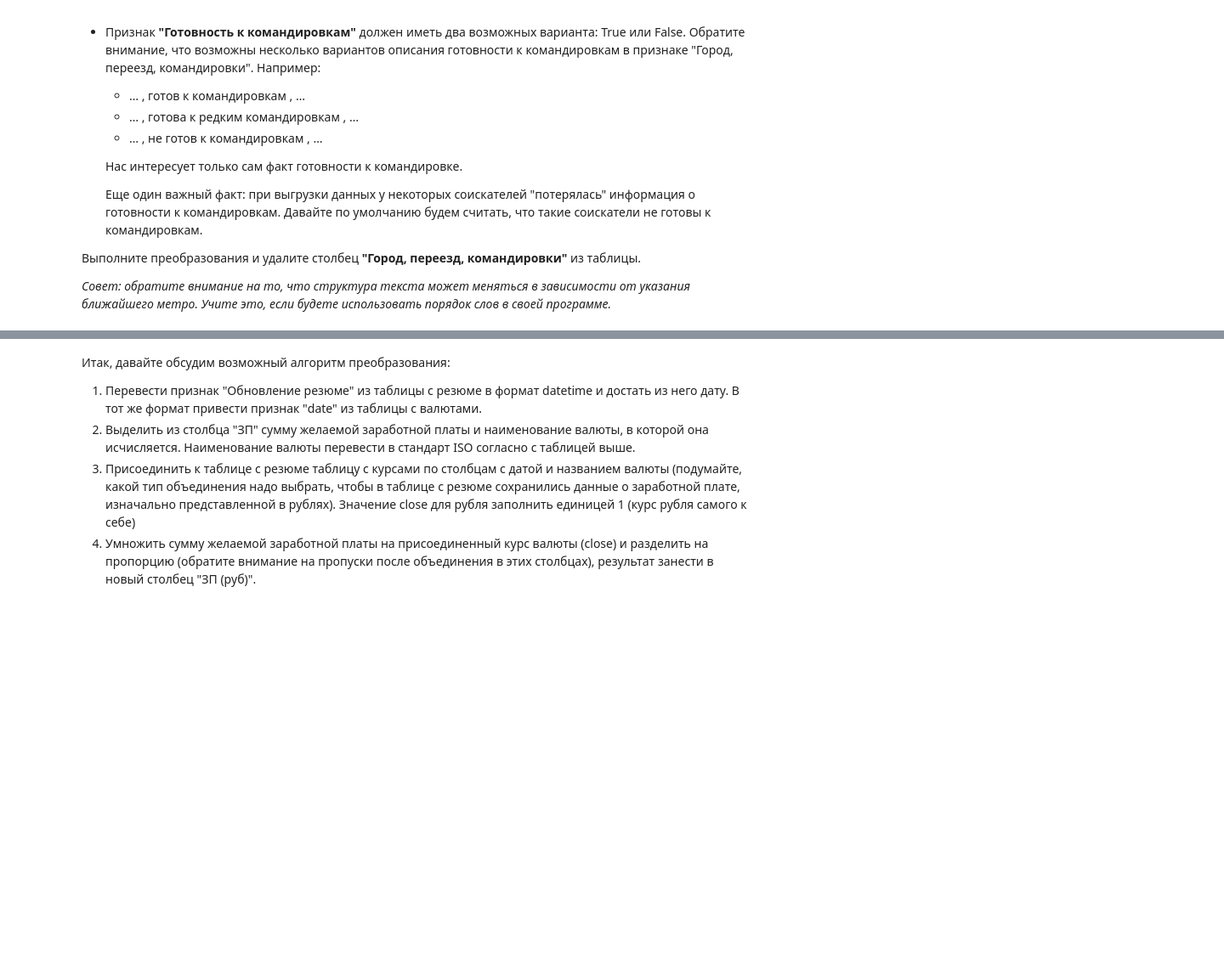
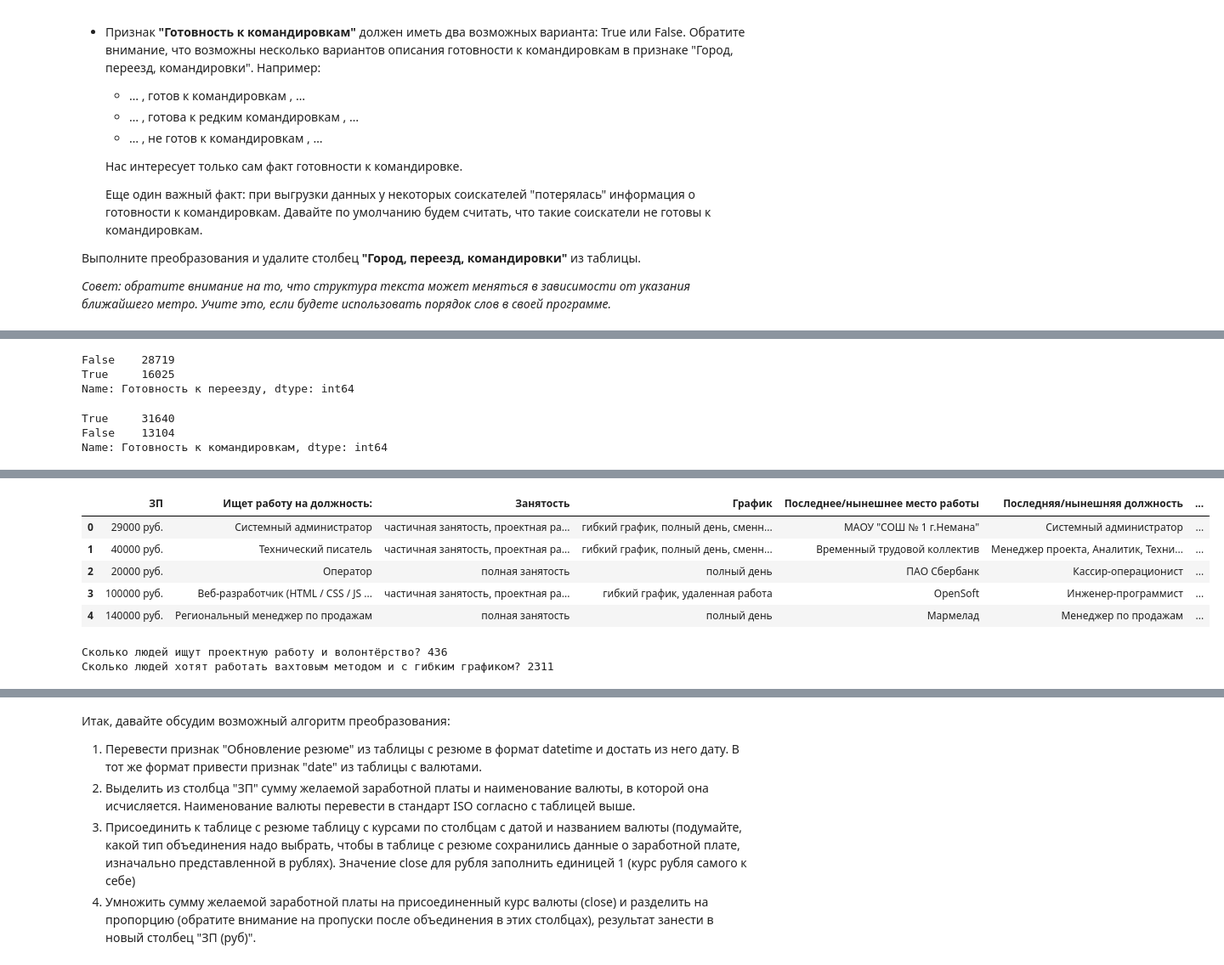
Before and after one commit to anya-chocolat/HaadHunter-analysis, a Jupyter notebook: Project-1.ipynb, the cells around one changed output, grey strips where cells are left out. Shown at 85% size. Saved outputs shown, nothing was run; the diff lists cells and outputs as text; code cells hidden in the pictures; blank space fills up the shorter version.

```diff
--- a/Project-1.ipynb
+++ b/Project-1.ipynb
@@ -13,4 +14,4 @@ import plotly.express as px
 # %% [markdown]
 1. Прочитайте данные с помощью библиотеки Pandas. Совет: перед чтением обратите внимание на разделитель внутри файла.
 # %%
-data = pd.read_csv('dst-3.0_16_1_hh_database.csv', sep=',', skiprows=0)
+data = pd.read_csv('dst-3.0_16_1_hh_database.csv', sep=';')
@@ -48,4 +120,18 @@ NameError: name 'data' is not defined
 
 *Совет: проверяйте полученные категории, например, с помощью метода unique()*
 # %%
-#ваш код здесь
+# Подготовим функцию-преобразование (lambda-функцию):
+education_mapper = lambda x: 'высшее' if x.split()[
+    0] == 'Высшее' else 'неоконченное высшее' if x.split()[
+        0] == 'Неоконченное' else 'среднее специальное' if x.split()[
+            0:2] == ['Среднее', 'специальное'] else 'среднее'
+
+# Создаём новый столбец "Образование":
+data['Образование'] = data['Образование и ВУЗ'].apply(education_mapper)
+
+# Проверяем полученные категории:
+display(data['Образование'].unique())
+display(data['Образование'].value_counts())
+
+# Удаляем "Образование и ВУЗ"
+data = data.drop(columns=['Образование и ВУЗ'])
@@ -126,3 +374,15 @@ NameError: name 'data' is not defined
+# %%
+data['Готовность к переезду'].value_counts()
+# %% [output]
+False    28719
+True     16025
+Name: Готовность к переезду, dtype: int64
+# %%
+data['Готовность к командировкам'].value_counts()
+# %% [output]
+True     31640
+False    13104
+Name: Готовность к командировкам, dtype: int64
 # %% [markdown]
 5. Рассмотрим поближе признаки **"Занятость"** и **"График"**. Сейчас признаки представляют собой набор категорий желаемой занятости (полная занятость, частичная занятость, проектная работа, волонтерство, стажировка) и желаемого графика работы (полный день, сменный график, гибкий график, удаленная работа, вахтовый метод).
 На сайте hh.ru соискатель может указывать различные комбинации данных категорий, например:
@@ -139,7 +399,43 @@ NameError: name 'data' is not defined
 <img src=https://raw.githubusercontent.com/AndreyRysistov/DatasetsForPandas/main/ohe.jpg>
 Выполните данное преобразование для признаков "Занятость" и "График", ответьте на контрольные вопросы, после чего удалите их из таблицы
 # %%
-#ваш код здесь
+# Преобразуем столбец "Занятость"
+employment_categories = [
+    'полная занятость', 'частичная занятость', 'проектная работа',
+    'волонтерство', 'стажировка'
+]
+for category in employment_categories:
+    data[category] = data['Занятость'].str.contains(category).astype(bool)
+
+# Преобразуем столбец "График"
+schedule_categories = [
+    'полный день', 'сменный график', 'гибкий график', 'удаленная работа',
+    'вахтовый метод'
+]
+for category in schedule_categories:
+    data[category] = data['График'].str.contains(category).astype(bool)
+
+# Проверяем полученные категории:
+display(data.head())
+
+print(
+    f"Сколько людей ищут проектную работу и волонтёрство? {data[(data['проектная работа'] == True) & (data['волонтерство'] == True)].shape[0]}"
+)
+print(
+    f"Сколько людей хотят работать вахтовым методом и с гибким графиком? {data[(data['вахтовый метод'] == True) & (data['гибкий график'] == True)].shape[0]}"
+)
+
+# Удаляем преобразованные столбцы:
+data = data.drop(columns=['Занятость', 'График'])
+# %% [output]
+|  | ЗП | Ищет работу на должность: | Занятость | График | Последнее/нынешнее место работы | Последняя/нынешняя должность | ... |
+| 0 | 29000 руб. | Системный администратор | частичная занятость, проектная ра... | гибкий график, полный день, сменн... | МАОУ "СОШ № 1 г.Немана" | Системный администратор | ... |
+| 1 | 40000 руб. | Технический писатель | частичная занятость, проектная ра... | гибкий график, полный день, сменн... | Временный трудовой коллектив | Менеджер проекта, Аналитик, Техни... | ... |
+| 2 | 20000 руб. | Оператор | полная занятость | полный день | ПАО Сбербанк | Кассир-операционист | ... |
+| 3 | 100000 руб. | Веб-разработчик (HTML / CSS / JS ... | частичная занятость, проектная ра... | гибкий график, удаленная работа | OpenSoft | Инженер-программист | ... |
+| 4 | 140000 руб. | Региональный менеджер по продажам | полная занятость | полный день | Мармелад | Менеджер по продажам | ... |
+Сколько людей ищут проектную работу и волонтёрство? 436
+Сколько людей хотят работать вахтовым методом и с гибким графиком? 2311
 # %% [markdown]
 6. (2 балла) Наконец, мы добрались до самого главного и самого важного - признака заработной платы **"ЗП"**.
 В чем наша беда? В том, что помимо желаемой заработной платы соискатель указывает валюту, в которой он бы хотел ее получать, например:
```
Also changed, not shown: parts of 18 cells of this notebook.
